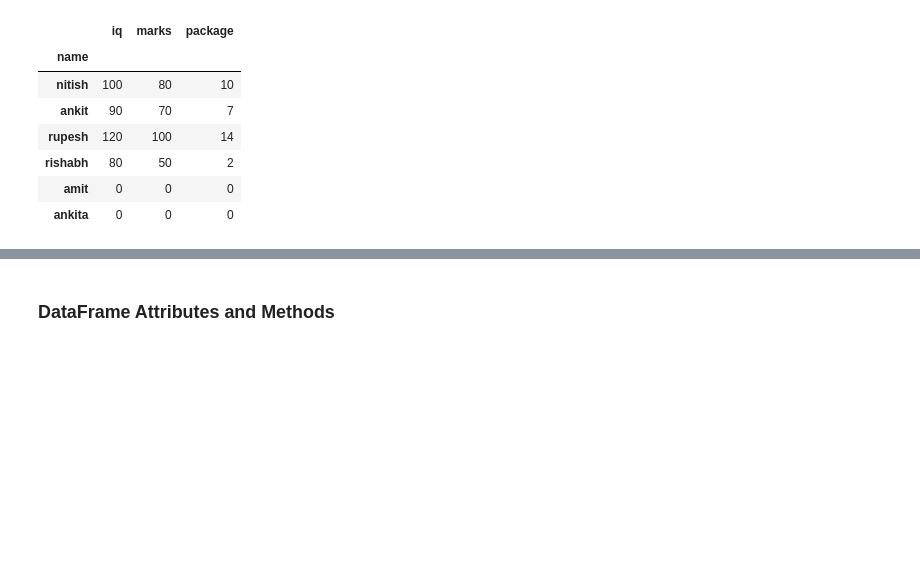
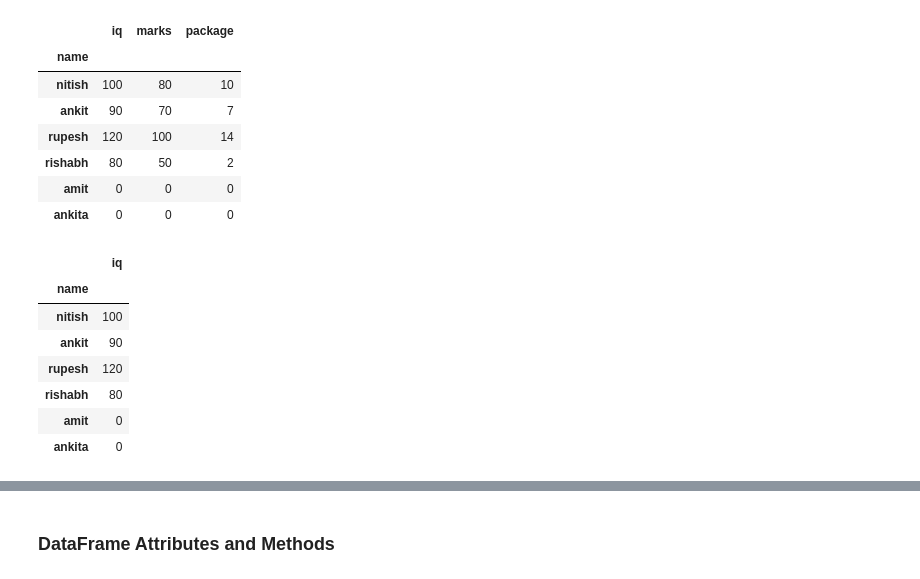
Before and after one commit to Pritush09/Pandas-and-its-functions-detailed, a Jupyter notebook: Session_17_pandas_dataframes.ipynb, the cells around one changed output, grey strips where cells are left out. Cells and saved outputs as stored; diff of their text form; code cells hidden in the pictures; blank space fills up the shorter version.

Commit message:
UNderstand that what does the double bracket does it basically fetch all the index of the dataframe and then we can pass the column of which we want the values

```diff
--- a/Session_17_pandas_dataframes.ipynb
+++ b/Session_17_pandas_dataframes.ipynb
@@ -48,6 +48,17 @@ students
 | rishabh | 80 | 50 | 2 |
 | amit | 0 | 0 | 0 |
 | ankita | 0 | 0 | 0 |
+# %%
+students[['iq']]
+# %% [output]
+|  | iq |
+| name |  |
+| nitish | 100 |
+| ankit | 90 |
+| rupesh | 120 |
+| rishabh | 80 |
+| amit | 0 |
+| ankita | 0 |
 # %%
 # using read_csv
 movies = pd.read_csv('/content/drive/MyDrive/Data/session-datasets/datasets-session-17/movies.csv')
```
